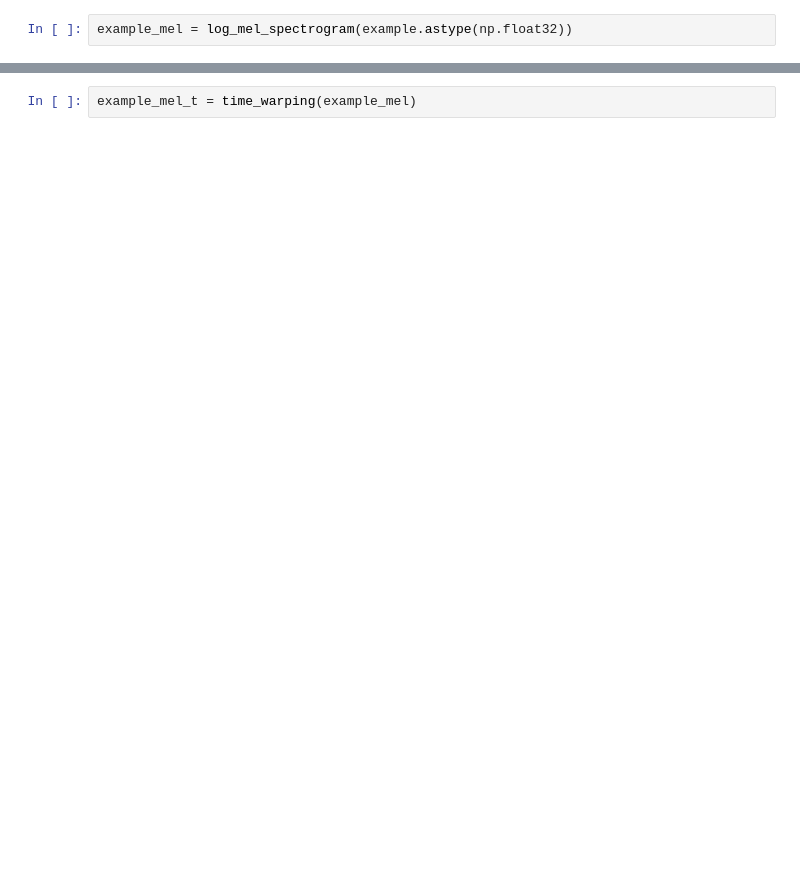
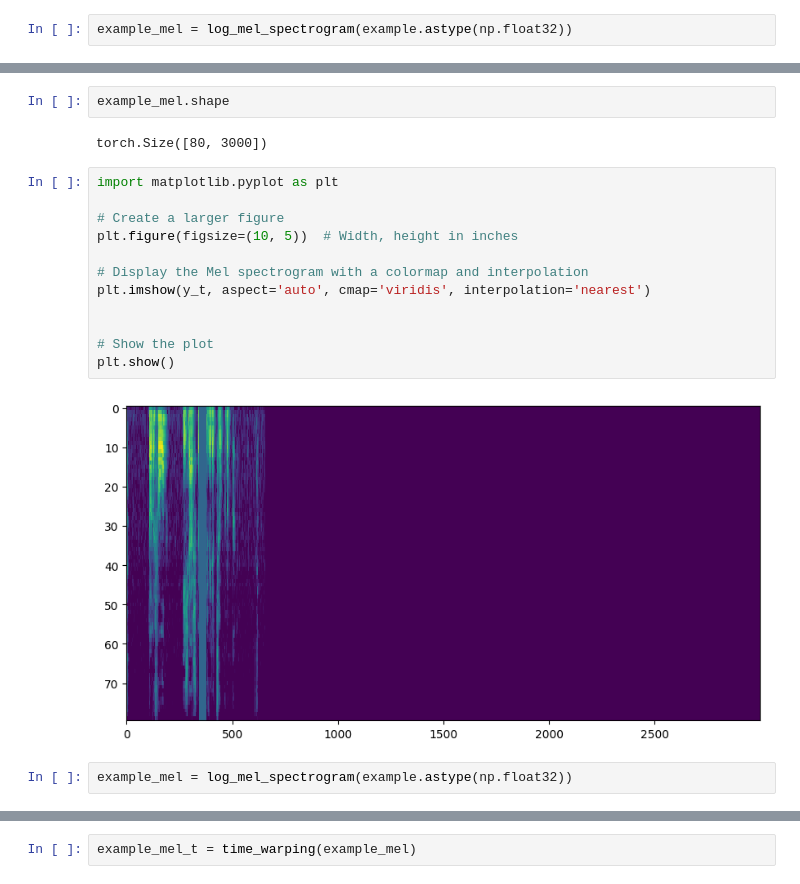
Before and after one commit to i4Ds/whisper-finetune, a Jupyter notebook: _spec_tw_eda.ipynb, the cells around one changed output, grey strips where cells are left out. Drawn from its saved outputs; the diff is of its cells as text; blank space fills up the shorter version.

```diff
--- a/_spec_tw_eda.ipynb
+++ b/_spec_tw_eda.ipynb
@@ -24,0 +78,20 @@ example_mel = log_mel_spectrogram(example.astype(np.float32))
+# %%
+example_mel.shape
+# %% [output]
+torch.Size([80, 3000])
+# %%
+import matplotlib.pyplot as plt
+
+# Create a larger figure
+plt.figure(figsize=(10, 5))  # Width, height in inches
+
+# Display the Mel spectrogram with a colormap and interpolation
+plt.imshow(y_t, aspect='auto', cmap='viridis', interpolation='nearest')
+
+
+# Show the plot
+plt.show()
+# %% [output]
+[figure, added]
+# %%
+example_mel = log_mel_spectrogram(example.astype(np.float32))
```
Also changed, not shown: parts of 25 cells of this notebook, 1 other file.
